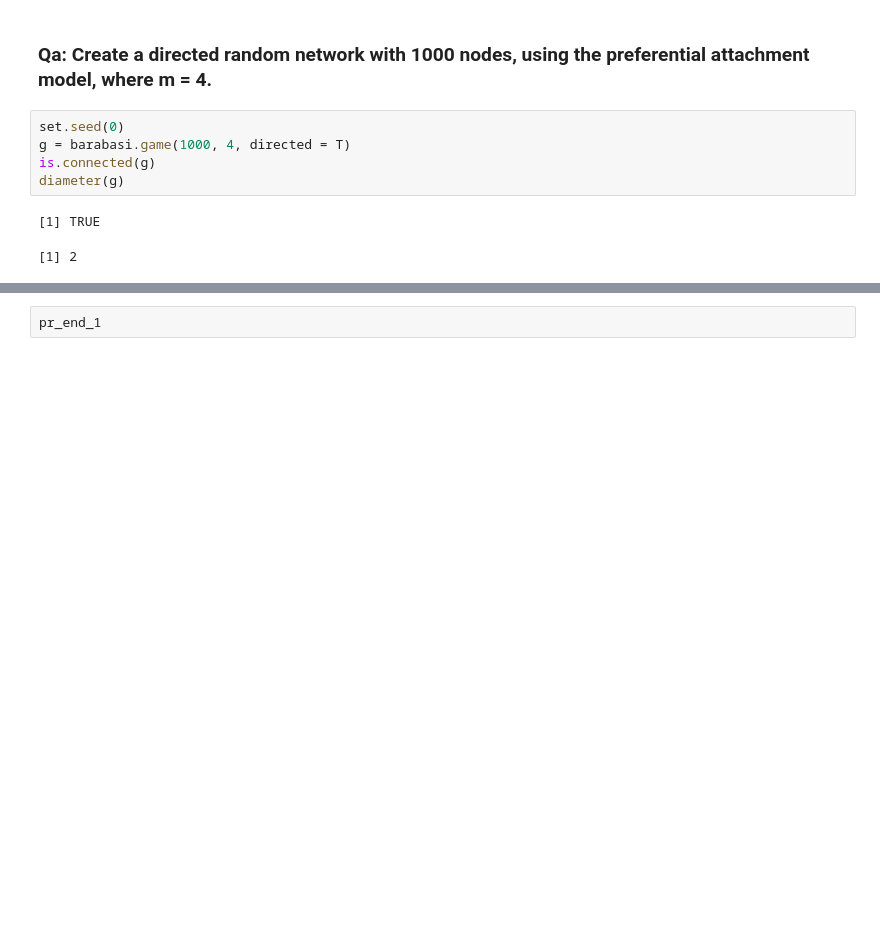
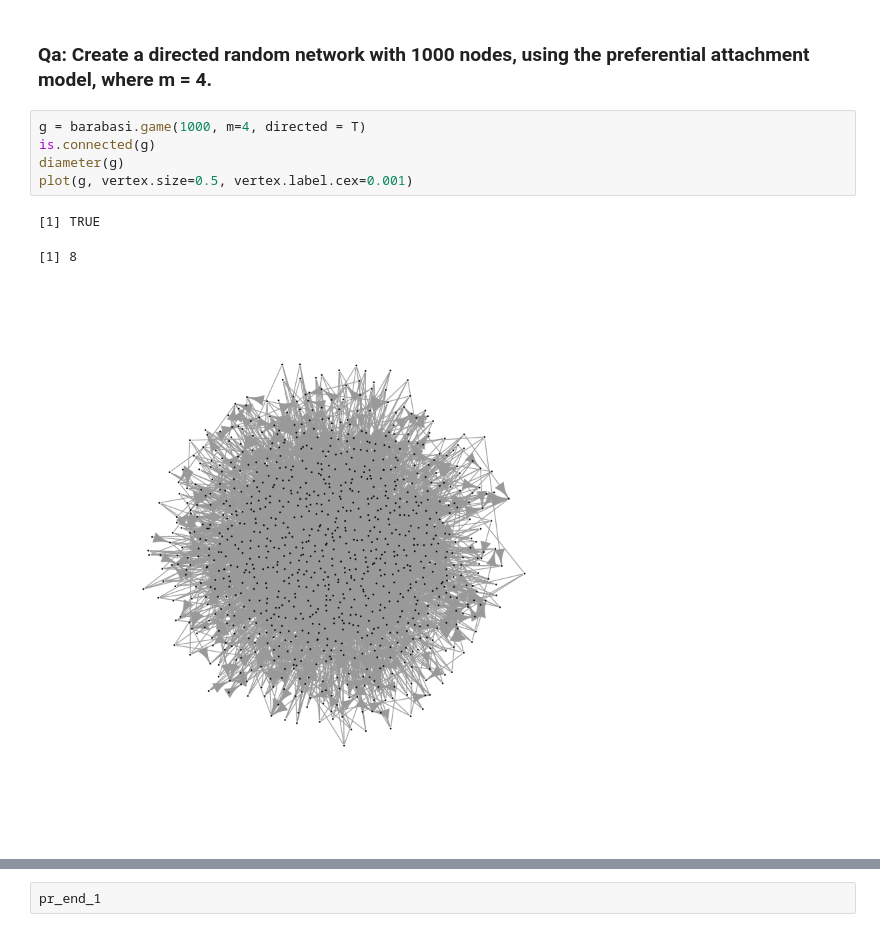
Before and after one commit to twjeric/UCLA-EE232-Large-Scale-Social-and-Complex-Networks, a Jupyter notebook: Project1/232EP2_PageRank.ipynb, the cells around one changed output, grey strips where cells are left out. Cells and saved outputs as stored; diff of their text form; blank space fills up the shorter version.

```diff
--- a/Project1/232EP2_PageRank.ipynb
+++ b/Project1/232EP2_PageRank.ipynb
@@ -48,13 +48,14 @@ random_walk_teleportation_personalized = function (g, num_steps, start_node, tel
 # %% [markdown]
 ### Qa: Create a directed random network with 1000 nodes, using the preferential attachment model, where m = 4.
 # %%
-set.seed(0)
-g = barabasi.game(1000, 4, directed = T)
+g = barabasi.game(1000, m=4, directed = T)
 is.connected(g)
 diameter(g)
+plot(g, vertex.size=0.5, vertex.label.cex=0.001)
 # %% [output]
 [1] TRUE
-[1] 2
+[1] 8
+[figure, added]
 # %%
 pr_end_1 = rep(0, 1000)
 transition_matrix = create_transition_matrix(g)
```
Also changed, not shown: parts of 8 cells of this notebook.
